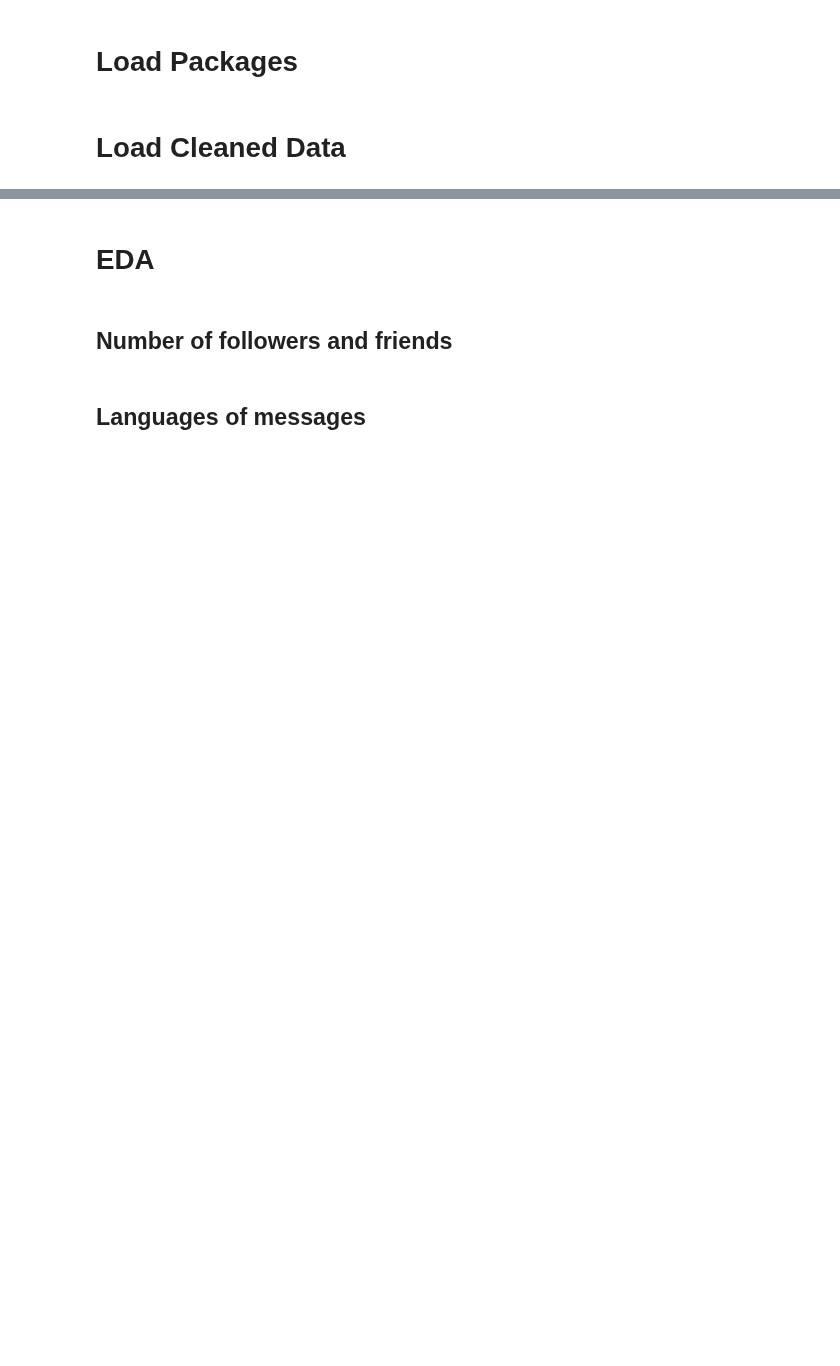
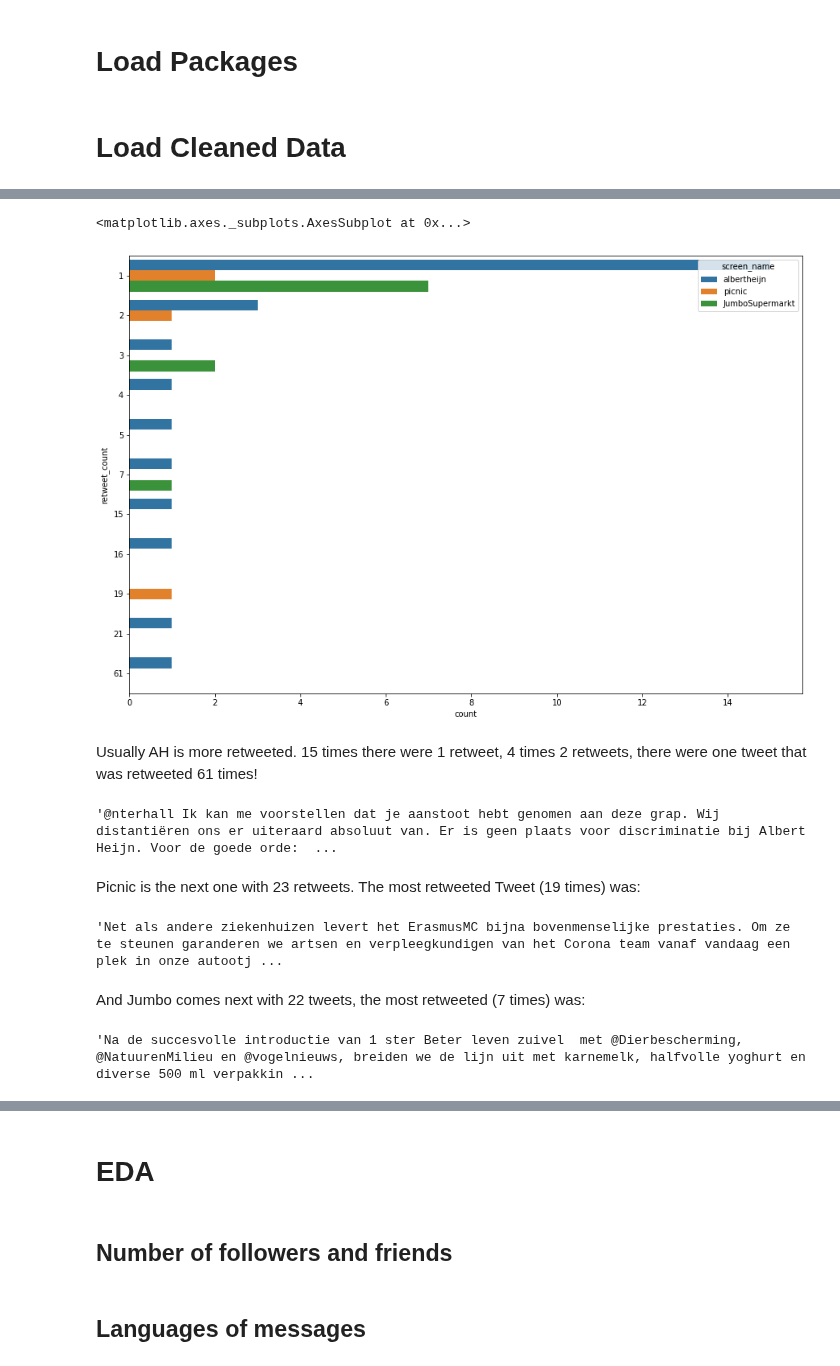
Before and after one commit to dpbac/twitter_analysis_online_grocery_NL, a Jupyter notebook: notebooks/04-EDA and Sentiment Analysis.ipynb, the cells around one changed output, grey strips where cells are left out. Cells and saved outputs as stored; diff of their text form; code cells hidden in the pictures; blank space fills up the shorter version.

```diff
--- a/notebooks/04-EDA and Sentiment Analysis.ipynb
+++ b/notebooks/04-EDA and Sentiment Analysis.ipynb
@@ -94,0 +175,24 @@ TodaysDate = time.strftime("%Y-%m-%d")
+# %%
+plt.figure(figsize=(15,10))
+sns.countplot(data = df_all[df_all['retweet_count'] !=0], y = 'retweet_count', hue = 'screen_name')
+# %% [output]
+<matplotlib.axes._subplots.AxesSubplot at 0x...>
+[figure, added]
+# %% [markdown]
+Usually AH is more retweeted. 15 times there were 1 retweet, 4 times 2 retweets, there were one tweet that was retweeted 61 times!
+# %%
+df_all['text'][df_all['retweet_count']==61].values[0]
+# %% [output]
+'@nterhall Ik kan me voorstellen dat je aanstoot hebt genomen aan deze grap. Wij distantiëren ons er uiteraard absoluut van. Er is geen plaats voor discriminatie bij Albert Heijn. Voor de goede orde:  ...
+# %% [markdown]
+Picnic is the next one with 23 retweets. The most retweeted Tweet (19 times) was:
+# %%
+df_all['text'][(df_all['retweet_count']==19)&(df_all['screen_name']=='picnic')].values[0]
+# %% [output]
+'Net als andere ziekenhuizen levert het ErasmusMC bijna bovenmenselijke prestaties. Om ze te steunen garanderen we artsen en verpleegkundigen van het Corona team vanaf vandaag een plek in onze autootj ...
+# %% [markdown]
+And Jumbo comes next with 22 tweets, the most retweeted (7 times) was:
+# %%
+df_all['text'][(df_all['retweet_count']==7)&(df_all['screen_name']=='JumboSupermarkt')].values[0]
+# %% [output]
+'Na de succesvolle introductie van 1 ster Beter leven zuivel  met @Dierbescherming, @NatuurenMilieu en @vogelnieuws, breiden we de lijn uit met karnemelk, halfvolle yoghurt en diverse 500 ml verpakkin ...
```
Also changed, not shown: parts of 40 cells of this notebook, 2 other files.
